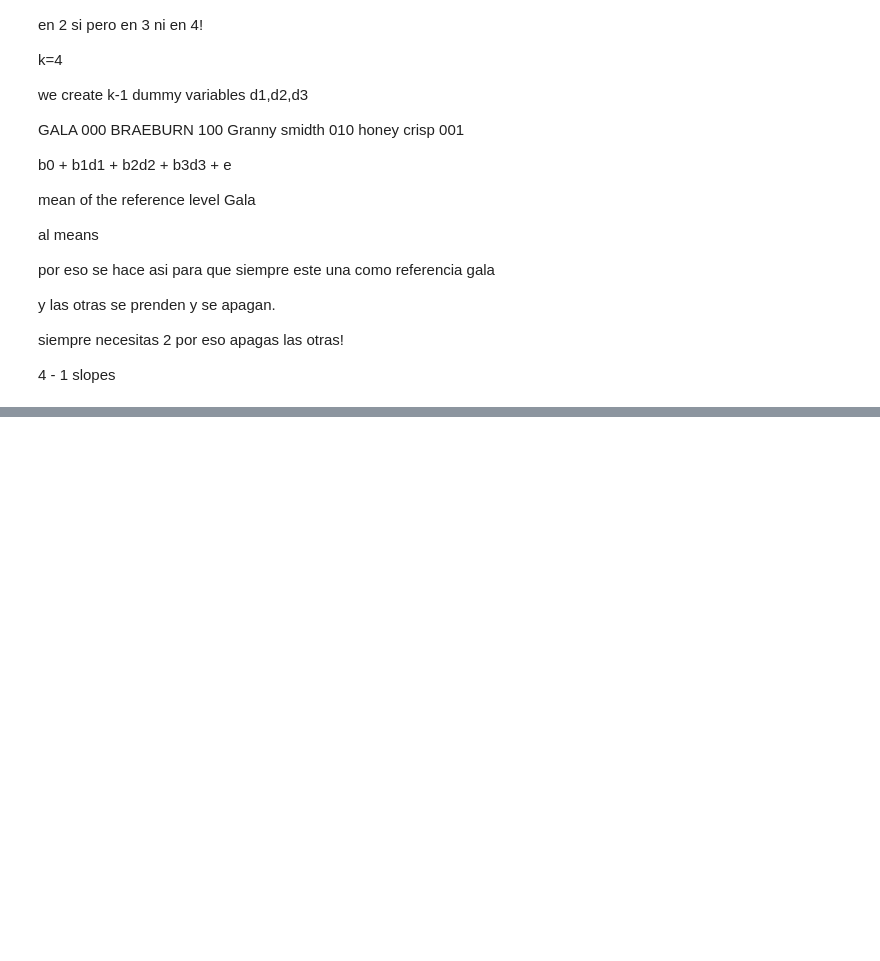
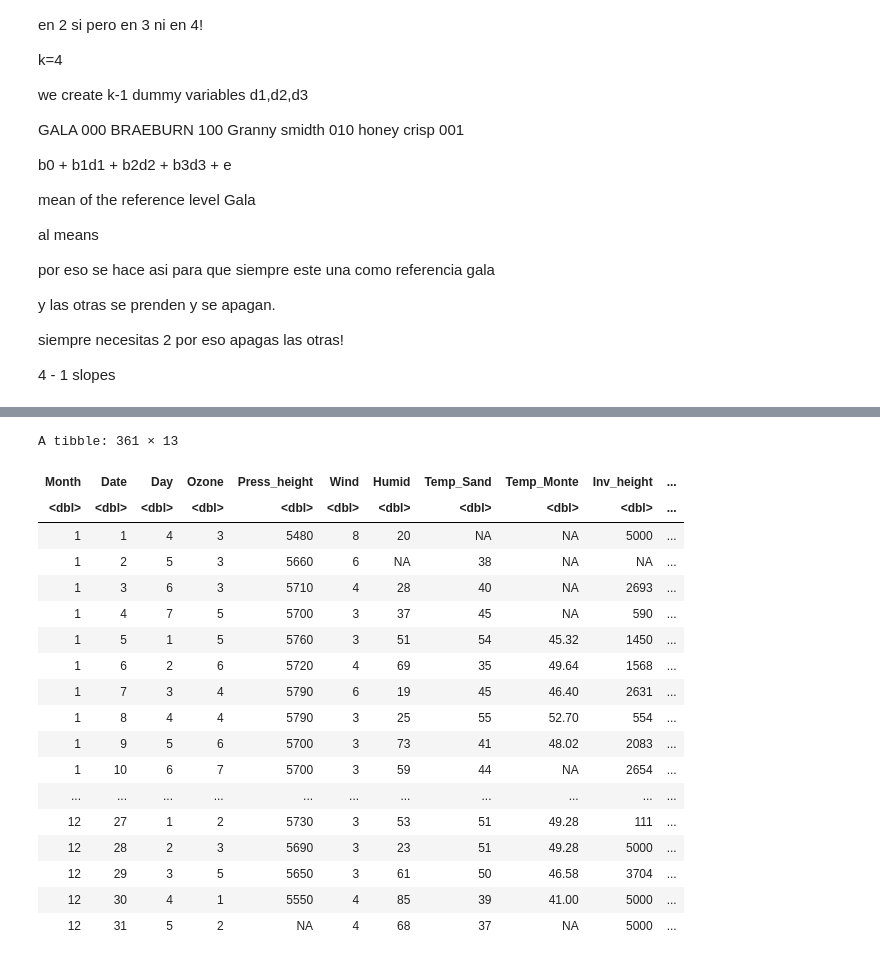
Before and after one commit to alejandro-armenta/r_machine_learning, a Jupyter notebook: lr.ipynb, the cells around one changed output, grey strips where cells are left out. Saved outputs shown, nothing was run; the diff lists cells and outputs as text; code cells hidden in the pictures; blank space fills up the shorter version.

```diff
--- a/lr.ipynb
+++ b/lr.ipynb
@@ -114,0 +270,22 @@ A tibble: 366 × 13
+# %%
+ozoneclean
+# %% [output]
+A tibble: 361 × 13
+| Month | Date | Day | Ozone | Press_height | Wind | Humid | Temp_Sand | Temp_Monte | Inv_height | ... |
+| <dbl> | <dbl> | <dbl> | <dbl> | <dbl> | <dbl> | <dbl> | <dbl> | <dbl> | <dbl> | ... |
+| 1 | 1 | 4 | 3 | 5480 | 8 | 20 | NA | NA | 5000 | ... |
+| 1 | 2 | 5 | 3 | 5660 | 6 | NA | 38 | NA | NA | ... |
+| 1 | 3 | 6 | 3 | 5710 | 4 | 28 | 40 | NA | 2693 | ... |
+| 1 | 4 | 7 | 5 | 5700 | 3 | 37 | 45 | NA | 590 | ... |
+| 1 | 5 | 1 | 5 | 5760 | 3 | 51 | 54 | 45.32 | 1450 | ... |
+| 1 | 6 | 2 | 6 | 5720 | 4 | 69 | 35 | 49.64 | 1568 | ... |
+| 1 | 7 | 3 | 4 | 5790 | 6 | 19 | 45 | 46.40 | 2631 | ... |
+| 1 | 8 | 4 | 4 | 5790 | 3 | 25 | 55 | 52.70 | 554 | ... |
+| 1 | 9 | 5 | 6 | 5700 | 3 | 73 | 41 | 48.02 | 2083 | ... |
+| 1 | 10 | 6 | 7 | 5700 | 3 | 59 | 44 | NA | 2654 | ... |
+| ... | ... | ... | ... | ... | ... | ... | ... | ... | ... | ... |
+| 12 | 27 | 1 | 2 | 5730 | 3 | 53 | 51 | 49.28 | 111 | ... |
+| 12 | 28 | 2 | 3 | 5690 | 3 | 23 | 51 | 49.28 | 5000 | ... |
+| 12 | 29 | 3 | 5 | 5650 | 3 | 61 | 50 | 46.58 | 3704 | ... |
+| 12 | 30 | 4 | 1 | 5550 | 4 | 85 | 39 | 41.00 | 5000 | ... |
+| 12 | 31 | 5 | 2 | NA | 4 | 68 | 37 | NA | 5000 | ... |
```
Also changed, not shown: parts of 16 cells of this notebook, 1 other file.
